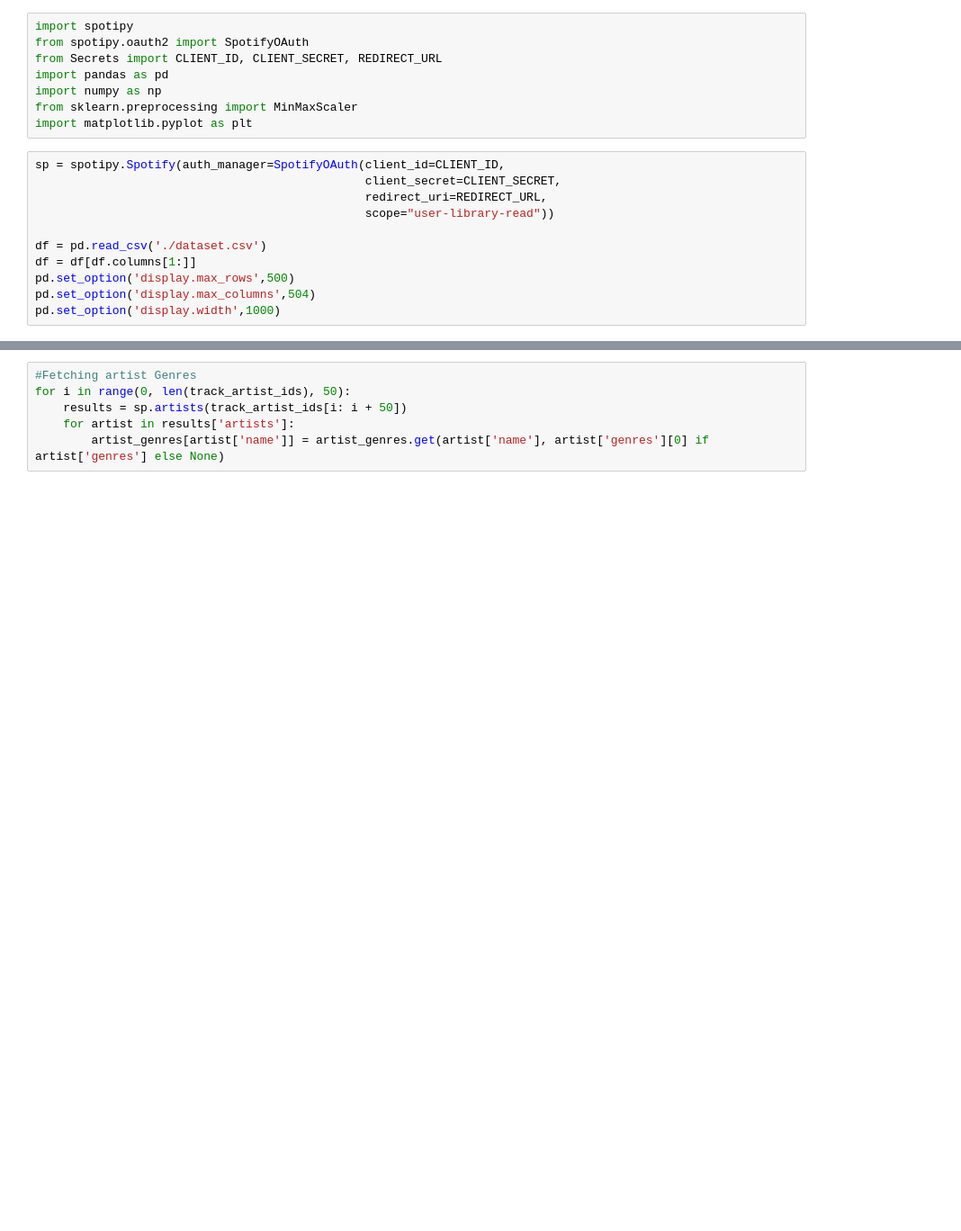
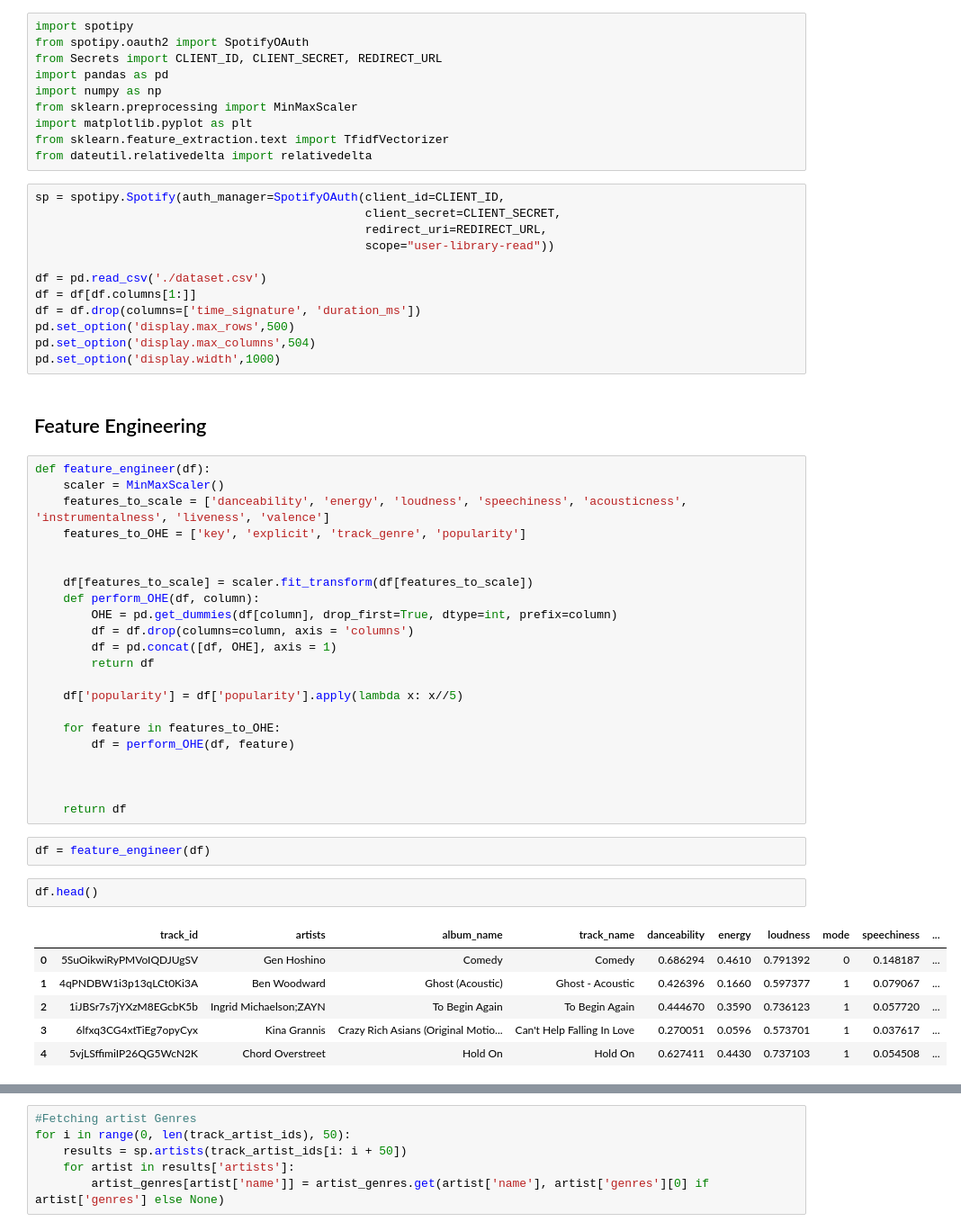
Before and after one commit to Jason10293/Audioscape, a Jupyter notebook: main_v2.ipynb, the cells around one changed output, grey strips where cells are left out. Shown: that part at 90% size. Cells and saved outputs as stored; diff of their text form; blank space fills up the shorter version.

```diff
--- a/main_v2.ipynb
+++ b/main_v2.ipynb
@@ -6,6 +6,8 @@ import pandas as pd
 import numpy as np
 from sklearn.preprocessing import MinMaxScaler
 import matplotlib.pyplot as plt
+from sklearn.feature_extraction.text import TfidfVectorizer
+from dateutil.relativedelta import relativedelta
 # %%
 sp = spotipy.Spotify(auth_manager=SpotifyOAuth(client_id=CLIENT_ID,
                                                client_secret=CLIENT_SECRET,
@@ -14,9 +16,45 @@ sp = spotipy.Spotify(auth_manager=SpotifyOAuth(client_id=CLIENT_ID,
 
 df = pd.read_csv('./dataset.csv')
 df = df[df.columns[1:]]
+df = df.drop(columns=['time_signature', 'duration_ms'])
 pd.set_option('display.max_rows',500)
 pd.set_option('display.max_columns',504)
 pd.set_option('display.width',1000)
+# %% [markdown]
+## Feature Engineering
+# %%
+def feature_engineer(df):
+    scaler = MinMaxScaler()
+    features_to_scale = ['danceability', 'energy', 'loudness', 'speechiness', 'acousticness', 'instrumentalness', 'liveness', 'valence']
+    features_to_OHE = ['key', 'explicit', 'track_genre', 'popularity']
+
+
+    df[features_to_scale] = scaler.fit_transform(df[features_to_scale])
+    def perform_OHE(df, column):
+        OHE = pd.get_dummies(df[column], drop_first=True, dtype=int, prefix=column)
+        df = df.drop(columns=column, axis = 'columns')
+        df = pd.concat([df, OHE], axis = 1)
+        return df
+
+    df['popularity'] = df['popularity'].apply(lambda x: x//5)
+
+    for feature in features_to_OHE:
+        df = perform_OHE(df, feature)
+
+
+
+    return df
+# %%
+df = feature_engineer(df)
+# %%
+df.head()
+# %% [output]
+|  | track_id | artists | album_name | track_name | danceability | energy | loudness | mode | speechiness | ... |
+| 0 | 5SuOikwiRyPMVoIQDJUgSV | Gen Hoshino | Comedy | Comedy | 0.686294 | 0.4610 | 0.791392 | 0 | 0.148187 | ... |
+| 1 | 4qPNDBW1i3p13qLCt0Ki3A | Ben Woodward | Ghost (Acoustic) | Ghost - Acoustic | 0.426396 | 0.1660 | 0.597377 | 1 | 0.079067 | ... |
+| 2 | 1iJBSr7s7jYXzM8EGcbK5b | Ingrid Michaelson;ZAYN | To Begin Again | To Begin Again | 0.444670 | 0.3590 | 0.736123 | 1 | 0.057720 | ... |
+| 3 | 6lfxq3CG4xtTiEg7opyCyx | Kina Grannis | Crazy Rich Asians (Original Motio... | Can't Help Falling In Love | 0.270051 | 0.0596 | 0.573701 | 1 | 0.037617 | ... |
+| 4 | 5vjLSffimiIP26QG5WcN2K | Chord Overstreet | Hold On | Hold On | 0.627411 | 0.4430 | 0.737103 | 1 | 0.054508 | ... |
 # %%
 #6meRpNHvKC1VcBl5MIbVxo - hehe
 #1Ob3QykC4dzf3rQwWxE9LV - study
```
Also changed, not shown: parts of 15 cells of this notebook.
